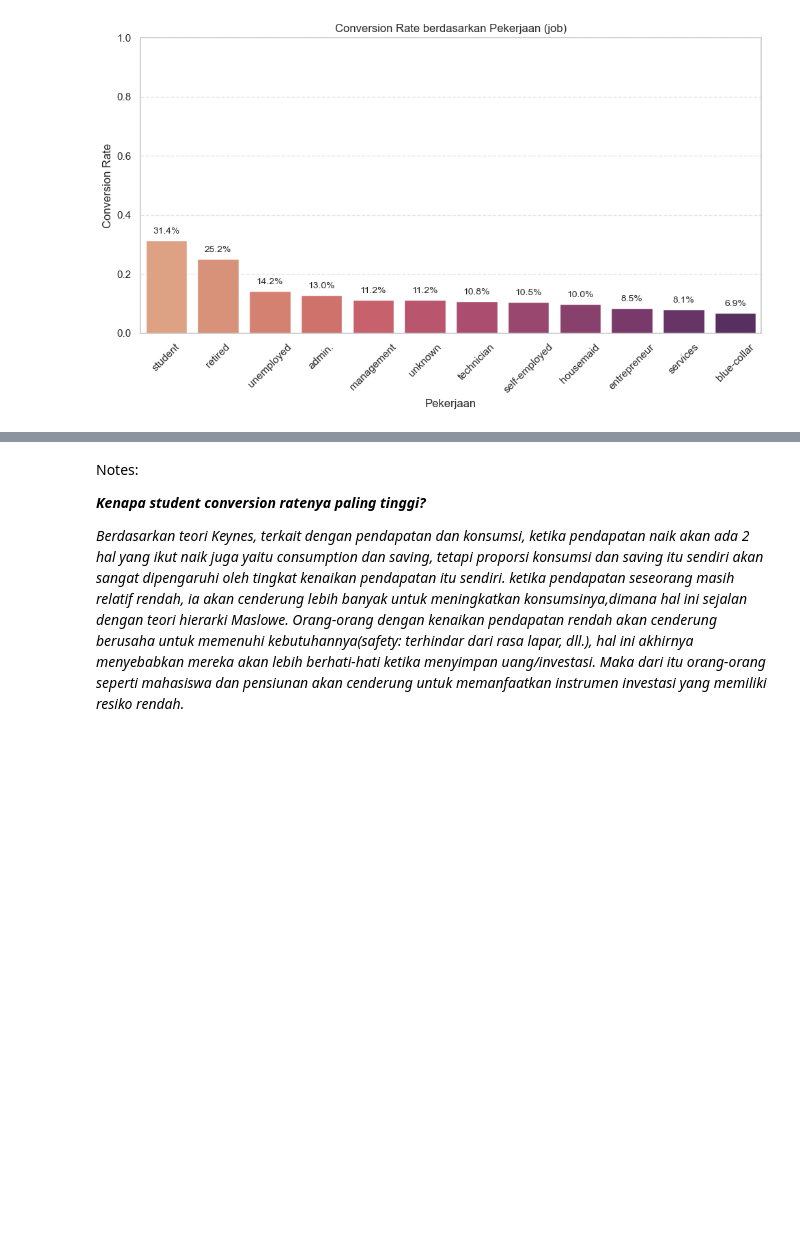
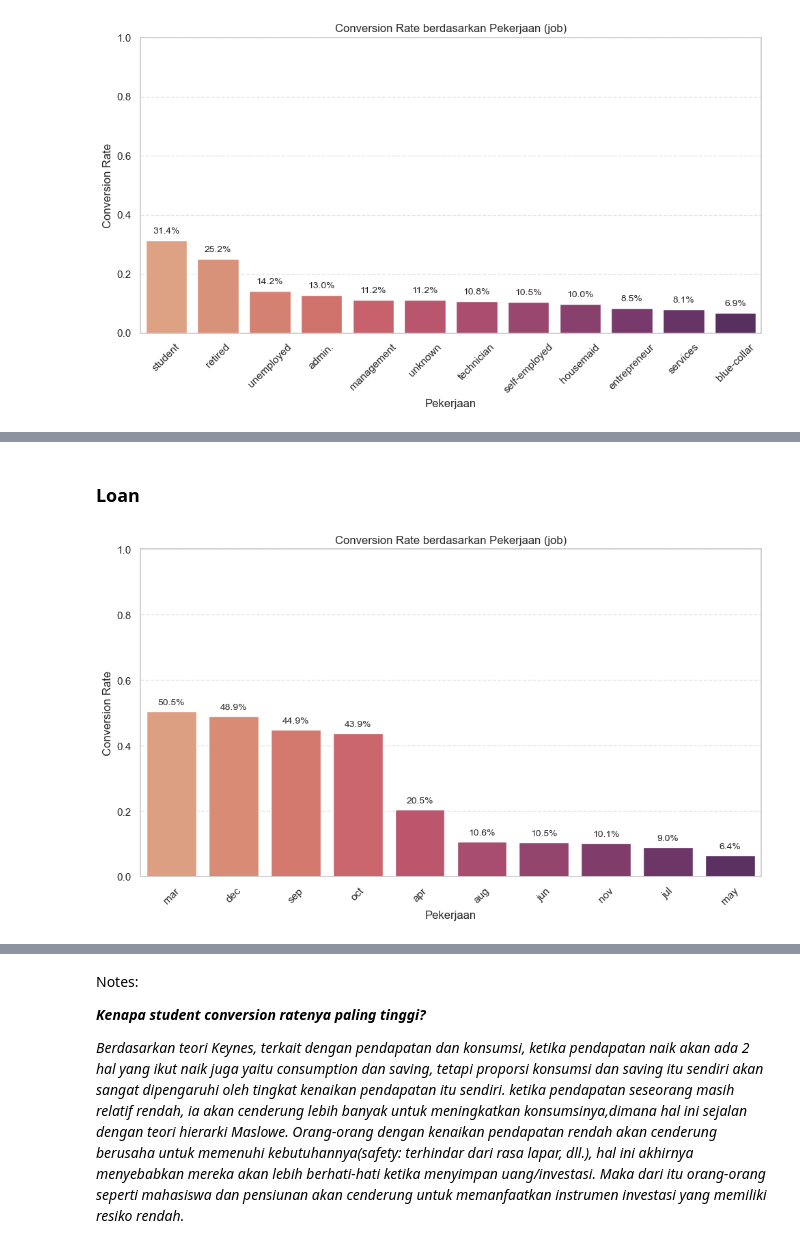
Before and after one commit to akmalraafid25/BetaGroup_JC_DS_OL_FinalProject, a Jupyter notebook: FinalProject.ipynb, the cells around one changed output, grey strips where cells are left out. Cells and saved outputs as stored; diff of their text form; code cells hidden in the pictures; blank space fills up the shorter version.

```diff
--- a/FinalProject.ipynb
+++ b/FinalProject.ipynb
@@ -585,2 +629,40 @@ Insights:
 - Calon nasabah yang belum memiliki pekerjaan memiliki conversion rate yang lebih tinggi dibanding dengan calon nasabah yang sudah memiliki pekerjaan, hal ini dapat terjadi karena calon nasabah ini sementara ini belum memiliki pekerjaan tetapi memiliki uang dan ingin mengamankan uang yang mereka miliki
 - Calon nasabah yang memiliki pekerjaan dilingkup yang lebih professional memiliki conversion rate yang lebih rendah dibanding mahasiswa, pensiunan dan pengangguran, hal ini dapat terjadi karena calon nasabah yang memiliki pekerjaan ini cenderung lebih kritis dengan penawaran bank dan mungkin juga sudah memiliki produk keuangan lainnya.
+# %% [markdown]
+### Loan
+# %%
+# Hitung jumlah total dan jumlah yang 'yes' untuk tiap pekerjaan
+month_conversion = df.groupby('month')['y'].value_counts().unstack().fillna(0)
+month_conversion['conversion_rate'] = month_conversion['yes'] / (month_conversion['yes'] + month_conversion['no'])
+
+# Urutkan dari yang tertinggi
+month_conversion_sorted = month_conversion.sort_values(by='conversion_rate', ascending=False)
+
+# Visualisasi
+plt.figure(figsize=(10, 6))
+bars = sns.barplot(
+    x=month_conversion_sorted.index,
+    y=month_conversion_sorted['conversion_rate'],
+    palette='flare'
+)
+
+# Tambahkan label persentase di atas batang
+for bar in bars.patches:
+    height = bar.get_height()
+    bars.annotate(f'{height:.1%}',
+                  xy=(bar.get_x() + bar.get_width() / 2, height),
+                  xytext=(0, 5),
+                  textcoords='offset points',
+                  ha='center', va='bottom', fontsize=10)
+
+# Format plot
+plt.title('Conversion Rate berdasarkan Pekerjaan (job)')
+plt.xlabel('Pekerjaan')
+plt.ylabel('Conversion Rate')
+plt.xticks(rotation=45)
+plt.ylim(0, 1)
+plt.grid(True, axis='y', linestyle='--', alpha=0.5)
+plt.tight_layout()
+plt.show()
+# %% [output]
+[figure, added]
```
Also changed, not shown: parts of 6 cells of this notebook.
